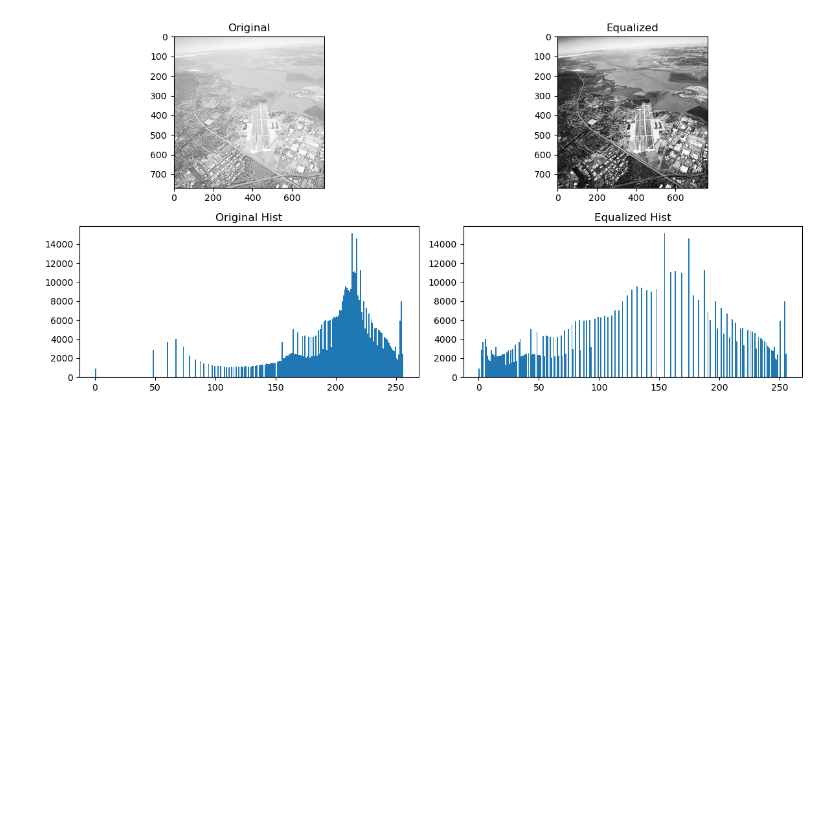
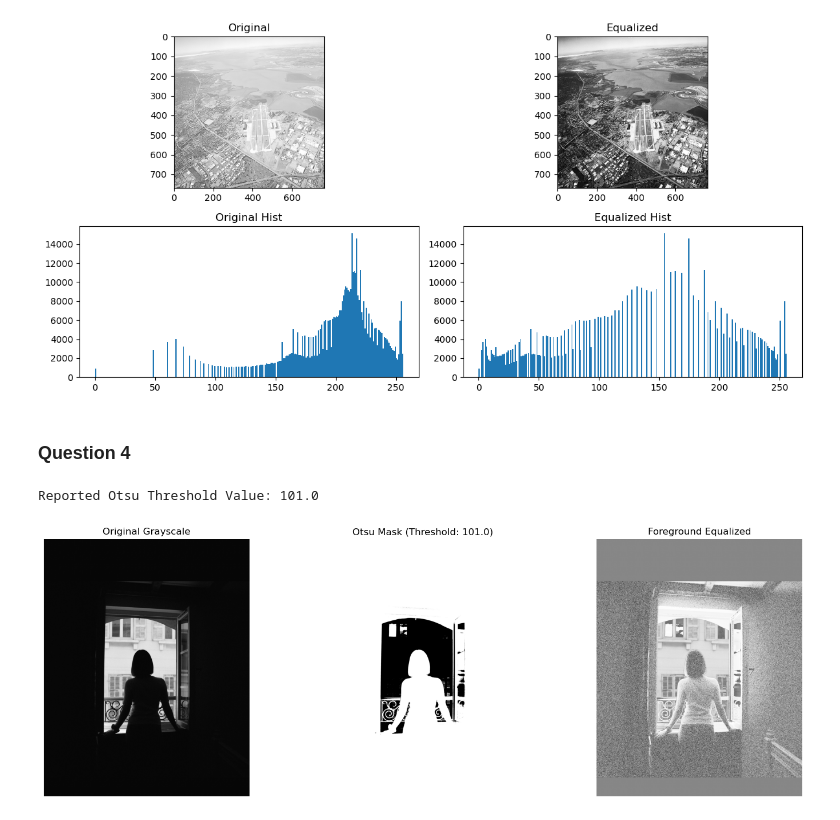
Before and after one commit to NNJ16/258784R_a01, a Jupyter notebook: a01.ipynb, the cells around one changed output. Drawn from its saved outputs; the diff is of its cells as text; code cells hidden in the pictures; blank space fills up the shorter version.

```diff
--- a/a01.ipynb
+++ b/a01.ipynb
@@ -154,3 +142,51 @@ plt.tight_layout()
 plt.show()
 # %% [output]
 [figure]
+# %% [markdown]
+### Question 4
+# %%
+img_gray = cv.imread('images/ronak-valobobhai-6YzA45_b2vA-unsplash.jpg', cv.IMREAD_GRAYSCALE)
+assert img_gray is not None, "Image not found. Please check the path."
+
+threshold_val, mask = cv.threshold(img_gray, 0, 255, cv.THRESH_BINARY_INV + cv.THRESH_OTSU)
+print(f"Reported Otsu Threshold Value: {threshold_val}")
+# %% [output]
+Reported Otsu Threshold Value: 101.0
+# %%
+foreground_indices = np.where(mask == 255)
+foreground_pixels = img_gray[foreground_indices]
+
+M_N_foreground = foreground_pixels.size
+L = 256
+
+hist, bins = np.histogram(foreground_pixels, L, [0, L])
+
+cumulative_sum = hist.cumsum()
+
+transformation_factor = (L - 1) / M_N_foreground
+s_k = np.round(cumulative_sum * transformation_factor).astype('uint8')
+
+result_img = img_gray.copy()
+result_img[foreground_indices] = s_k[foreground_pixels]
+
+plt.figure(figsize=(15, 5))
+
+plt.subplot(1, 3, 1)
+plt.title("Original Grayscale")
+plt.imshow(img_gray, cmap='gray')
+plt.axis('off')
+
+plt.subplot(1, 3, 2)
+plt.title(f"Otsu Mask (Threshold: {threshold_val})")
+plt.imshow(mask, cmap='gray')
+plt.axis('off')
+
+plt.subplot(1, 3, 3)
+plt.title("Foreground Equalized")
+plt.imshow(result_img, cmap='gray')
+plt.axis('off')
+
+plt.tight_layout()
+plt.show()
+# %% [output]
+[figure, added]
```
Also changed, not shown: parts of 5 cells of this notebook.
